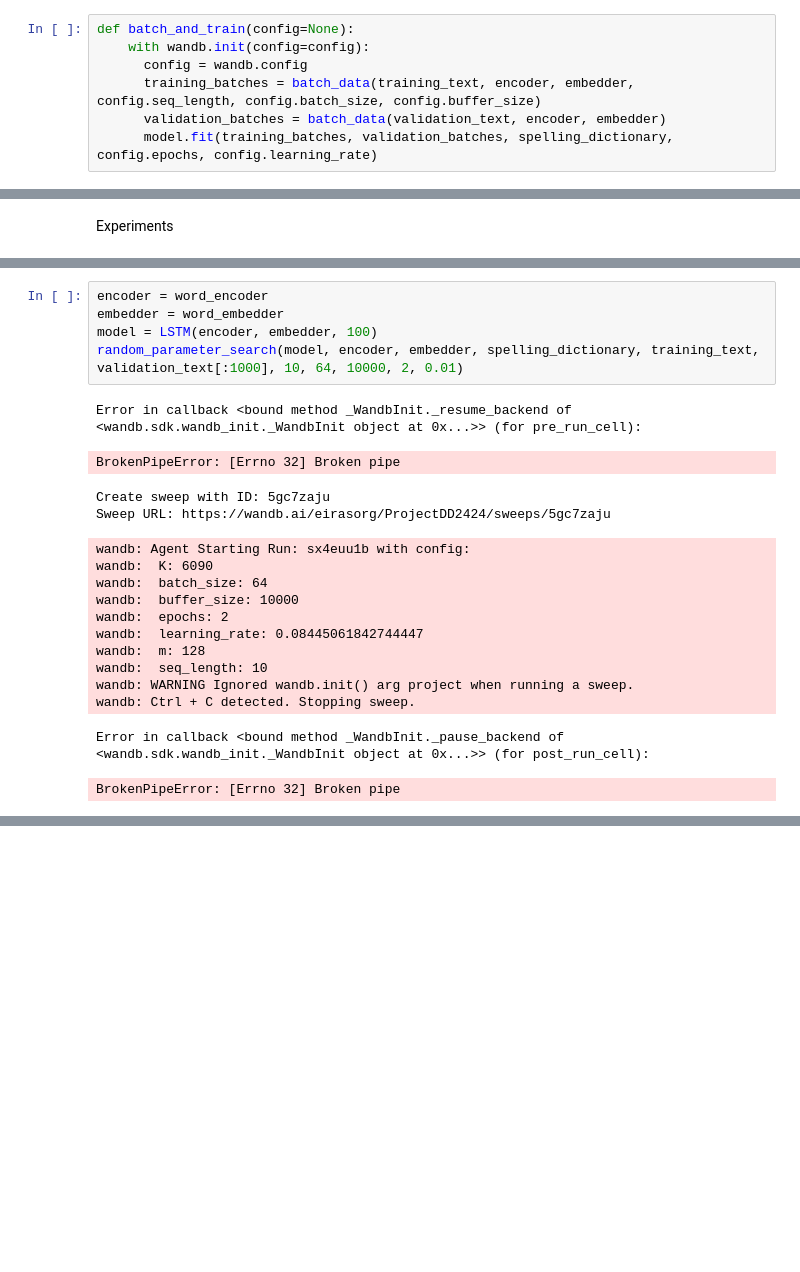
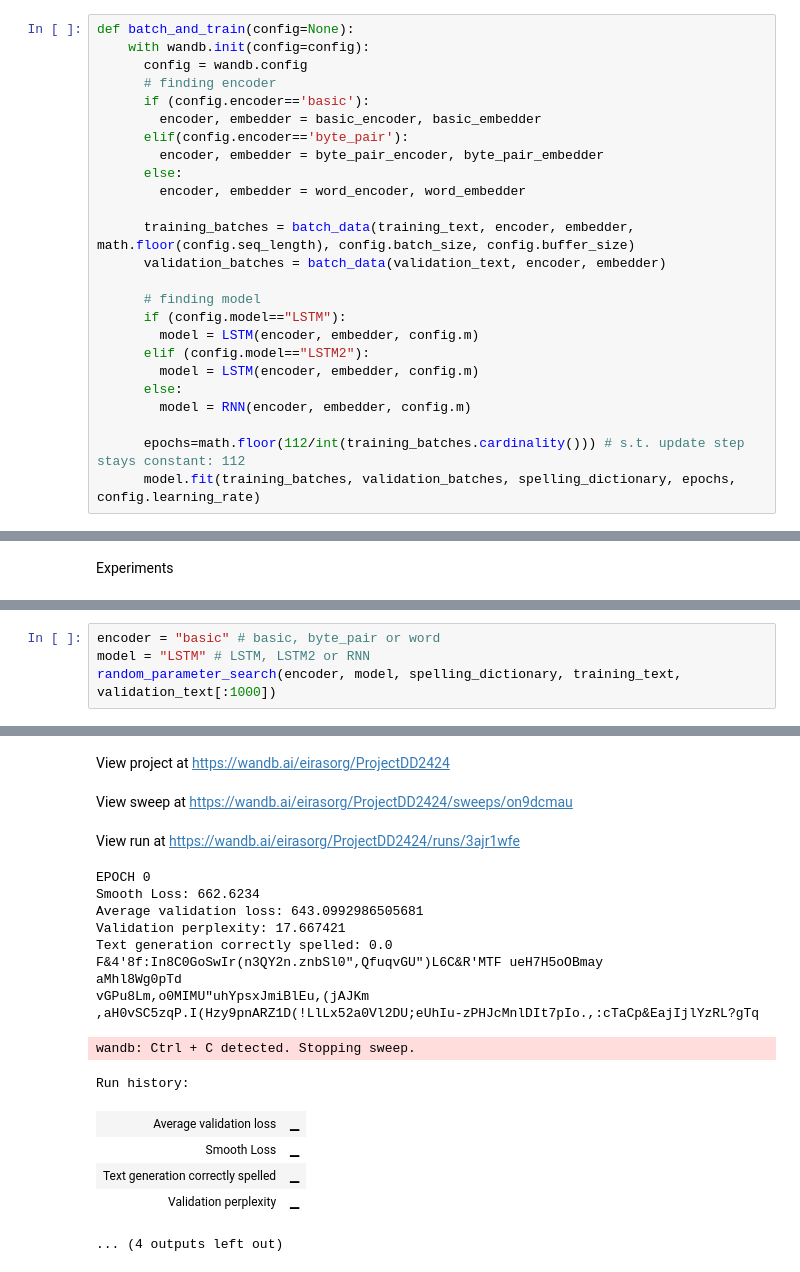
Before and after one commit to annamaartensson/dd2424project, a Jupyter notebook: models.ipynb, the cells around one changed output, grey strips where cells are left out. Drawn from its saved outputs; the diff is of its cells as text; blank space fills up the shorter version.

Commit message:
A working hyper-parameter search. It runs 8 experiments with different hyperparameters for the given model and encoder.

```diff
--- a/models.ipynb
+++ b/models.ipynb
@@ -408,7 +409,25 @@ Full batching and training loop
 def batch_and_train(config=None):
     with wandb.init(config=config):
       config = wandb.config
-      training_batches = batch_data(training_text, encoder, embedder, config.seq_length, config.batch_size, config.buffer_size)
+      # finding encoder
+      if (config.encoder=='basic'):
+        encoder, embedder = basic_encoder, basic_embedder
+      elif(config.encoder=='byte_pair'):
+        encoder, embedder = byte_pair_encoder, byte_pair_embedder
+      else:
+        encoder, embedder = word_encoder, word_embedder
+
+      training_batches = batch_data(training_text, encoder, embedder, math.floor(config.seq_length), config.batch_size, config.buffer_size)
       validation_batches = batch_data(validation_text, encoder, embedder)
-      model.fit(training_batches, validation_batches, spelling_dictionary, config.epochs, config.learning_rate)
+
+      # finding model
+      if (config.model=="LSTM"):
+        model = LSTM(encoder, embedder, config.m)
+      elif (config.model=="LSTM2"):
+        model = LSTM(encoder, embedder, config.m)
+      else:
+        model = RNN(encoder, embedder, config.m)
+
+      epochs=math.floor(112/int(training_batches.cardinality())) # s.t. update step stays constant: 112
+      model.fit(training_batches, validation_batches, spelling_dictionary, epochs, config.learning_rate)
 # %%
@@ -503,22 +493,5 @@ Epoch 20/20
-# %%
-encoder = word_encoder
-embedder = word_embedder
-model = LSTM(encoder, embedder, 100)
-random_parameter_search(model, encoder, embedder, spelling_dictionary, training_text, validation_text[:1000], 10, 64, 10000, 2, 0.01)
-# %% [output]
-Error in callback <bound method _WandbInit._resume_backend of <wandb.sdk.wandb_init._WandbInit object at 0x...>> (for pre_run_cell):
-BrokenPipeError: [Errno 32] Broken pipe
-Create sweep with ID: 5gc7zaju
-Sweep URL: https://wandb.ai/eirasorg/ProjectDD2424/sweeps/5gc7zaju
-wandb: Agent Starting Run: sx4euu1b with config:
-wandb:  K: 6090
-wandb:  batch_size: 64
-wandb:  buffer_size: 10000
-wandb:  epochs: 2
-wandb:  learning_rate: 0.08445061842744447
-wandb:  m: 128
-wandb:  seq_length: 10
-wandb: WARNING Ignored wandb.init() arg project when running a sweep.
-wandb: Ctrl + C detected. Stopping sweep.
-Error in callback <bound method _WandbInit._pause_backend of <wandb.sdk.wandb_init._WandbInit object at 0x...>> (for post_run_cell):
-BrokenPipeError: [Errno 32] Broken pipe
+# %%
+encoder = "basic" # basic, byte_pair or word
+model = "LSTM" # LSTM, LSTM2 or RNN
+random_parameter_search(encoder, model, spelling_dictionary, training_text, validation_text[:1000])
+# %% [output]
@@ -524,0 +512,19 @@ BrokenPipeError: [Errno 32] Broken pipe
+View project at https://wandb.ai/eirasorg/ProjectDD2424
+View sweep at https://wandb.ai/eirasorg/ProjectDD2424/sweeps/on9dcmau
+View run at https://wandb.ai/eirasorg/ProjectDD2424/runs/3ajr1wfe
+EPOCH 0
+Smooth Loss: 662.6234
+Average validation loss: 643.0992986505681
+Validation perplexity: 17.667421
+Text generation correctly spelled: 0.0
+F&4'8f:In8C0GoSwIr(n3QY2n.znbSl0",QfuqvGU")L6C&R'MTF ueH7H5oOBmay
+aMhl8Wg0pTd
+vGPu8Lm,o0MIMU"uhYpsxJmiBlEu,(jAJKm
+,aH0vSC5zqP.I(Hzy9pnARZ1D(!LlLx52a0Vl2DU;eUhIu-zPHJcMnlDIt7pIo.,:cTaCp&EajIjlYzRL?gTq
+wandb: Ctrl + C detected. Stopping sweep.
+Run history:
+| Average validation loss | ▁ |
+| Smooth Loss | ▁ |
+| Text generation correctly spelled | ▁ |
+| Validation perplexity | ▁ |
+... (4 outputs left out)
```
Also changed, not shown: parts of 4 cells of this notebook.
